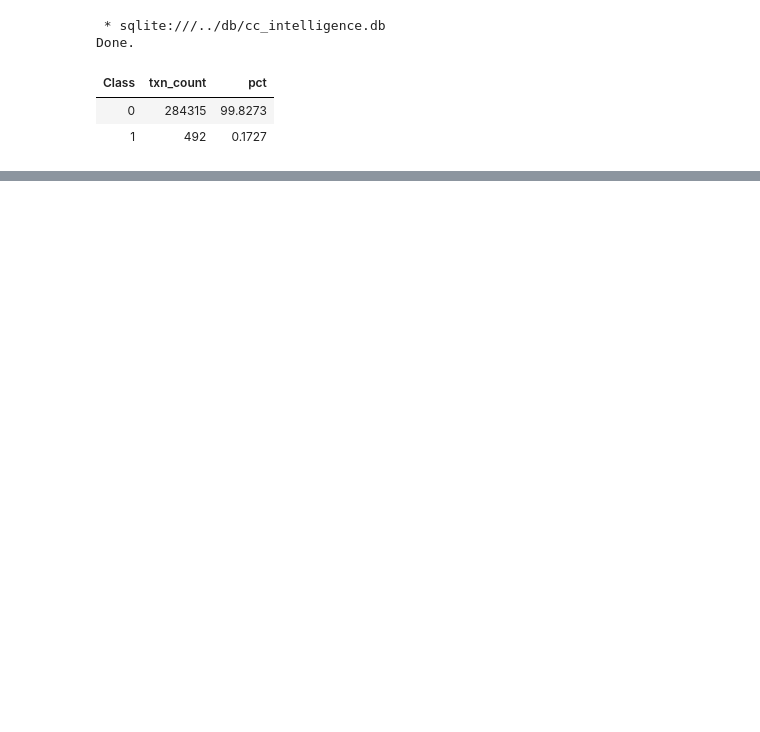
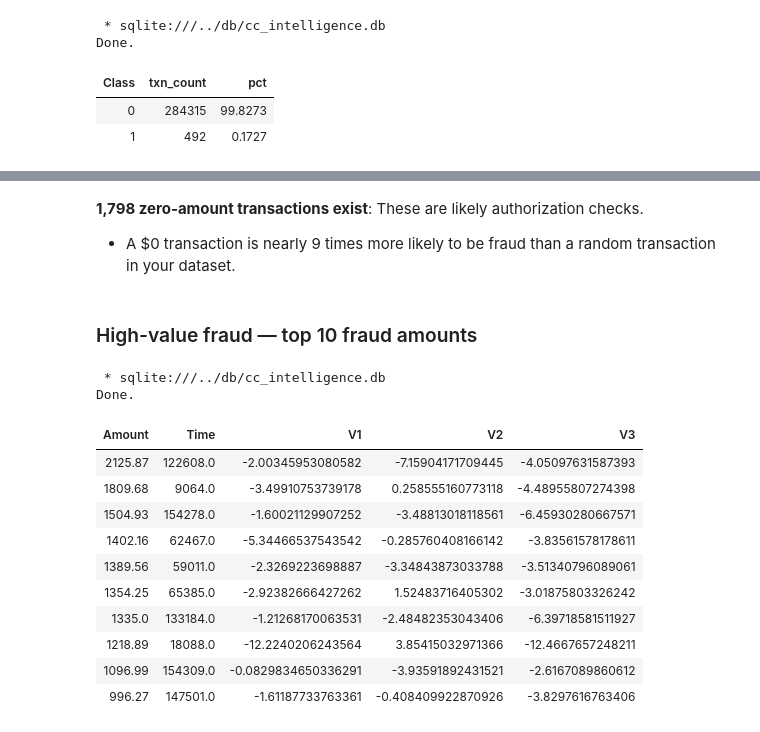
Before and after one commit to abhishiron/credit_card_intelligence, a Jupyter notebook: notebooks/phase1_eda.ipynb, the cells around one changed output, grey strips where cells are left out. Drawn from its saved outputs; the diff is of its cells as text; code cells hidden in the pictures; blank space fills up the shorter version.

Commit message:
added insights of dataset1

```diff
--- a/notebooks/phase1_eda.ipynb
+++ b/notebooks/phase1_eda.ipynb
@@ -121,0 +194,26 @@ Done.
+# %% [markdown]
+ **1,798 zero-amount transactions exist**: These are likely authorization checks.
+- A $0 transaction is nearly 9 times more likely to be fraud than a random transaction in your dataset.
+# %% [markdown]
+### High-value fraud — top 10 fraud amounts
+# %%
+%%sql
+SELECT Amount, Time, V1, V2, V3
+FROM transactions
+WHERE Class = 1
+ORDER BY Amount DESC
+LIMIT 10;
+# %% [output]
+ * sqlite:///../db/cc_intelligence.db
+Done.
+| Amount | Time | V1 | V2 | V3 |
+| 2125.87 | 122608.0 | -2.00345953080582 | -7.15904171709445 | -4.05097631587393 |
+| 1809.68 | 9064.0 | -3.49910753739178 | 0.258555160773118 | -4.48955807274398 |
+| 1504.93 | 154278.0 | -1.60021129907252 | -3.48813018118561 | -6.45930280667571 |
+| 1402.16 | 62467.0 | -5.34466537543542 | -0.285760408166142 | -3.83561578178611 |
+| 1389.56 | 59011.0 | -2.3269223698887 | -3.34843873033788 | -3.51340796089061 |
+| 1354.25 | 65385.0 | -2.92382666427262 | 1.52483716405302 | -3.01875803326242 |
+| 1335.0 | 133184.0 | -1.21268170063531 | -2.48482353043406 | -6.39718581511927 |
+| 1218.89 | 18088.0 | -12.2240206243564 | 3.85415032971366 | -12.4667657248211 |
+| 1096.99 | 154309.0 | -0.0829834650336291 | -3.93591892431521 | -2.6167089860612 |
+| 996.27 | 147501.0 | -1.61187733763361 | -0.408409922870926 | -3.8297616763406 |
```
Also changed, not shown: parts of 16 cells of this notebook.
